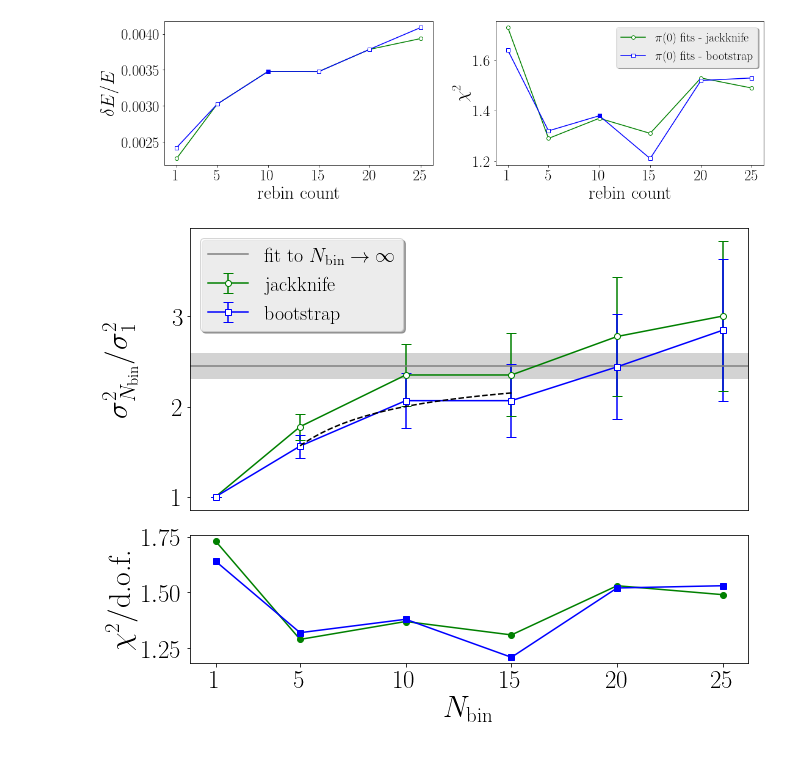
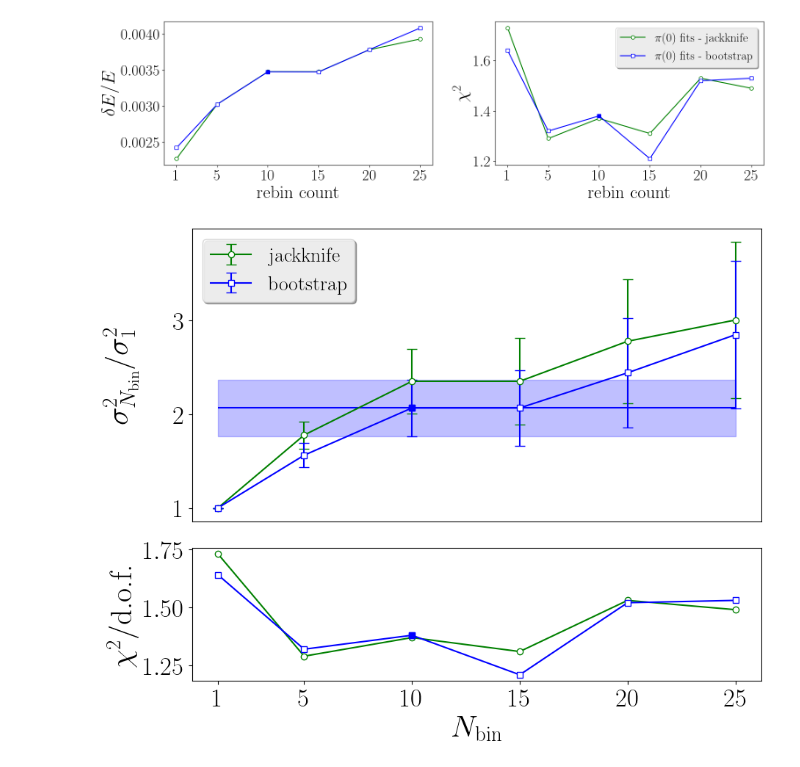
Before and after one commit to xinucode/sigmond_python_plots, a Jupyter notebook: rebin/rebin_analysis_no2.ipynb, the cells around one changed output. Cells and saved outputs as stored; diff of their text form; code cells hidden in the pictures.

```diff
--- a/rebin/rebin_analysis_no2.ipynb
+++ b/rebin/rebin_analysis_no2.ipynb
@@ -232,53 +232,59 @@ for dataset in pi_rebin.keys():
 #     plt.errorbar(x=pi_rebin[dataset],y=pi_vals[dataset][1],yerr=pi_vals[dataset][1]*np.sqrt(pi_rebin[dataset]/1000.0),label=dataset, color=settings.colors[i], marker=settings.markers[i])
     yvals = pi_vals[dataset][1]*pi_vals[dataset][1]/pi_vals[dataset][1][0]/pi_vals[dataset][1][0]
     yerrs = pi_vals[dataset][1]*pi_vals[dataset][1]/pi_vals[dataset][1][0]/pi_vals[dataset][1][0]*(2.0*np.sqrt(pi_rebin[dataset]/1000.0)+pi_rebin[dataset]/1000.0-2.0*np.sqrt(1.0/1000.0)-1.0/1000.0)
-    plt.errorbar(x=pi_rebin[dataset],y=yvals,yerr=yerrs,label=dataset, color=settings.colors[i],elinewidth=1.5,capsize=5, marker=settings.markers[i], mfc="white")
+    plt.errorbar(x=pi_rebin[dataset],y=yvals,yerr=yerrs,label=dataset, color=settings.colors[i],elinewidth=1.5,capsize=5, marker=settings.markers[i], mfc="white",zorder = 2)
     if chosen_value["dataset"]==dataset:
         index = np.where( np.array(pi_rebin[dataset])==chosen_value["rebin"] )
-        plt.plot([pi_rebin[dataset][index[0]]],[yvals[index[0]]],color=settings.colors[i], marker=settings.markers[i],lw=0)
+        plt.plot([pi_rebin[dataset][index[0]]],[yvals[index[0]]],color=settings.colors[i], marker=settings.markers[i],lw=0,zorder = 3)
+        plt.hlines(yvals[index[0]],pi_rebin[dataset][0],pi_rebin[dataset][-1], color=settings.colors[i]) #,label=r"fit to $N_{\textup{bin}} \to \infty$")
+        plt.fill_between((pi_rebin[dataset][0],pi_rebin[dataset][-1]),yvals[index[0]]-yerrs[index[0]],yvals[index[0]]+yerrs[index[0]], color=settings.colors[i],zorder=0,alpha=0.25)
 #     plt.errorbar(x=pi_rebin[dataset],y=pi_vals[dataset][1]*pi_vals[dataset][1]/pi_vals[dataset][1][0]/pi_vals[dataset][1][0],yerr=pi_vals[dataset][1]*pi_vals[dataset][1]/pi_vals[dataset][1][0]/pi_vals[dataset][1][0]*pi_rebin[dataset],label=dataset, color=settings.colors[i], marker=settings.markers[i])
     i+=1
 # plt.xlabel("rebin count")
-fitfunc = lambda x, a, b: 2.0*a*(1-b/x + b/x*np.exp(-x/a))  # function to fit
-dataset = "bootstrap"
-max_index = -2
-pars, corr = scipy.optimize.curve_fit(fitfunc, pi_rebin[dataset][1:max_index], pi_vals[dataset][1][1:max_index]*pi_vals[dataset][1][1:max_index]/pi_vals[dataset][1][0]/pi_vals[dataset][1][0], [1.8, 1.7], pi_vals[dataset][1][1:max_index]*pi_vals[dataset][1][1:max_index]/pi_vals[dataset][1][0]/pi_vals[dataset][1][0]*(2.0*np.sqrt(pi_rebin[dataset][1:max_index]/1000.0)+pi_rebin[dataset][1:max_index]/1000.0-2.0*np.sqrt(1.0/1000.0)-1.0/1000.0))
-perr = np.sqrt(np.diag(corr))
-a,b = pars
-x = np.linspace(pi_rebin[dataset][1],pi_rebin[dataset][max_index-1],num=1000)
-plt.plot(x,2.0*a*(1-b/x + b/x*np.exp(-x/a)),color="black",zorder=10,ls="--")
+# fitfunc = lambda x, a, b: 2.0*a*(1-b/x + b/x*np.exp(-x/a))  # function to fit
+# dataset = "bootstrap"
+# max_index = -2
+# pars, corr = scipy.optimize.curve_fit(fitfunc, pi_rebin[dataset][1:max_index], pi_vals[dataset][1][1:max_index]*pi_vals[dataset][1][1:max_index]/pi_vals[dataset][1][0]/pi_vals[dataset][1][0], [1.8, 1.7], pi_vals[dataset][1][1:max_index]*pi_vals[dataset][1][1:max_index]/pi_vals[dataset][1][0]/pi_vals[dataset][1][0]*(2.0*np.sqrt(pi_rebin[dataset][1:max_index]/1000.0)+pi_rebin[dataset][1:max_index]/1000.0-2.0*np.sqrt(1.0/1000.0)-1.0/1000.0))
+# perr = np.sqrt(np.diag(corr))
+# a,b = pars
+# x = np.linspace(pi_rebin[dataset][1],pi_rebin[dataset][max_index-1],num=1000)
+# plt.plot(x,2.0*a*(1-b/x + b/x*np.exp(-x/a)),color="black",zorder=10,ls="--")
 #*pi_vals[dataset][1]/pi_vals[dataset][1][0]/pi_vals[dataset][1][0]
 
-plt.axhline(2*a,color="grey",label=r"fit to $N_{\textup{bin}} \to \infty$")
+# plt.axhline(2*a,color="grey",label=r"fit to $N_{\textup{bin}} \to \infty$")
 # plt.axhline(2*a+2*perr[0],color="black",ls="--")
 # plt.axhline(2*a-2*perr[0],color="black",ls="--")
 xrange = plt.xlim()
-plt.fill_between(plt.xlim(),2*a-2*perr[0],2*a+2*perr[0],color="lightgrey")
+# plt.fill_between(plt.xlim(),2*a-2*perr[0],2*a+2*perr[0],color="lightgrey")
 
 
 plt.ylabel(r"$\sigma^2_{N_{\textup{bin}}}/\sigma^2_{1}$")
 plt.xticks(ticks=[])
 plt.xlim(xrange)
 
 plt.legend()
 plt.subplot(3, 1, 3)
 i=0
 for dataset in pi_rebin.keys():
-    plt.plot(pi_rebin[dataset],pi_vals[dataset][2],label=dataset, color=settings.colors[i], marker=settings.markers[i])
+    plt.plot(pi_rebin[dataset],pi_vals[dataset][2],label=dataset, color=settings.colors[i], marker=settings.markers[i], mfc="white")
+    if chosen_value["dataset"]==dataset:
+        index = np.where( np.array(pi_rebin[dataset])==chosen_value["rebin"] )
+
+        plt.plot([pi_rebin[dataset][index[0]]],[pi_vals[dataset][2][index[0]]], color=settings.colors[i], marker=settings.markers[i],lw=0)
     i+=1
 
 
 plt.xlabel(r"$N_{\textup{bin}}$")
 plt.ylabel(r"$\chi^2/\textup{d.o.f.}$")
 plt.xticks(ticks=pi_rebin[r"bootstrap"])
 # plt.tight_layout()
 f.align_ylabels()
 
 plt.xlim(xrange)
 # plt.legend()
 plt.savefig("rebin_analysis.pdf")
 # %% [output]
-[figure, old version]
+[figure, new version]
 # %%
 f = plt.figure()
 f.set_figwidth(18)
```
Also changed, not shown: parts of 10 cells of this notebook, 7 other files.
